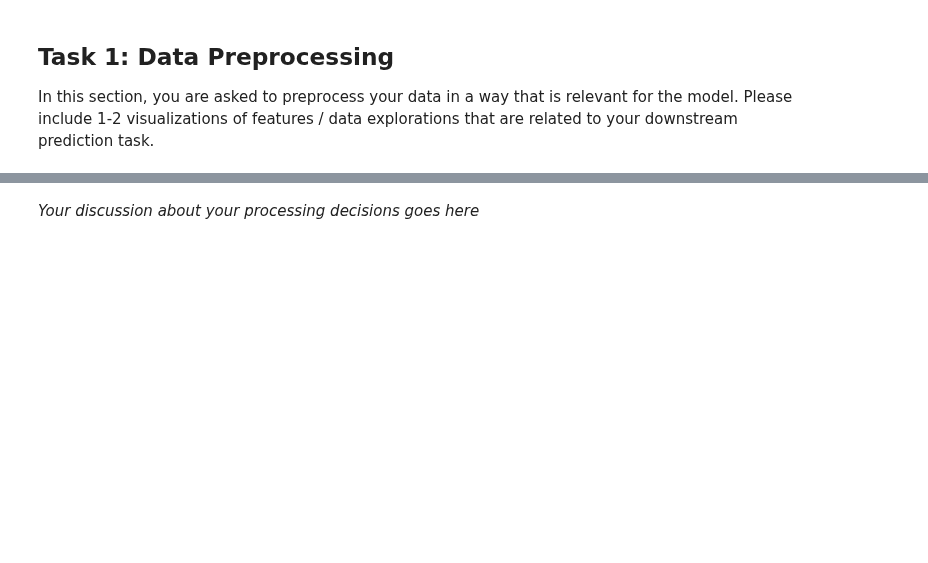
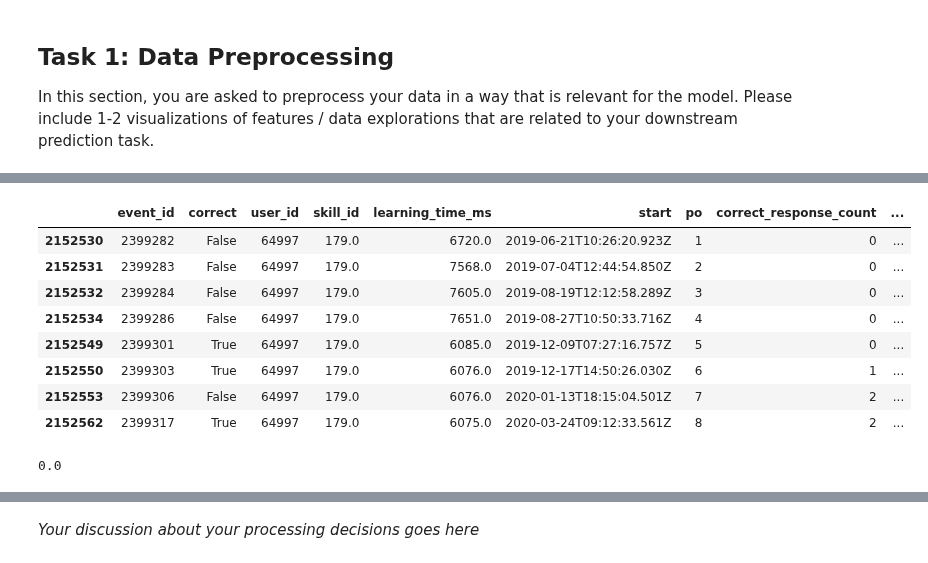
Before and after one commit to odudler/mlbd2023, a Jupyter notebook: m4_calcularis_report.ipynb, the cells around one changed output, grey strips where cells are left out. Cells and saved outputs as stored; diff of their text form; code cells hidden in the pictures; blank space fills up the shorter version.

```diff
--- a/m4_calcularis_report.ipynb
+++ b/m4_calcularis_report.ipynb
@@ -73,4 +99,11 @@ processed_df = processed_df.reset_index()
 # %%
-processed_df['correct'] = processed_df.apply(
+'''
+print(processed_df2.head(5))
+processed_df2['correct'] = processed_df2.apply(
     lambda row: subtasks[subtasks.event_id == row.event_id].iloc[0].correct, axis=1
 )
+'''
+first_subtask_for_event = pd.DataFrame()
+first_subtask_for_event['correct'] = subtasks.groupby(['event_id']).first()['correct']
+processed_df = pd.merge(first_subtask_for_event, processed_df, on='event_id', how='left')
+processed_df
@@ -90,6 +166,22 @@ processed_df
 # %%
+'''
 processed_df['correct_response_percentage'] = processed_df.apply(
     lambda row: row.correct_response_count / (row.po - 1) if row.po > 1 else 0,
     axis=1
 )
-processed_df
+'''
+#Again, we do not consider the current practice opportunity in the count, i.e. we devide the "PRIOR events correctly solved" by the "PRIOR events solved"
+processed_df['correct_response_percentage'] = processed_df['correct_response_count'] / (processed_df['po'] - 1)
+processed_df['correct_response_percentage'].replace(np.NaN, 0, inplace=True)
+
+processed_df[(processed_df.user_id==64997) & (processed_df.skill_id==179)]
+# %% [output]
+|  | event_id | correct | user_id | skill_id | learning_time_ms | start | po | correct_response_count | ... |
+| 2152530 | 2399282 | False | 64997 | 179.0 | 6720.0 | 2019-06-21T10:26:20.923Z | 1 | 0 | ... |
+| 2152531 | 2399283 | False | 64997 | 179.0 | 7568.0 | 2019-07-04T12:44:54.850Z | 2 | 0 | ... |
+| 2152532 | 2399284 | False | 64997 | 179.0 | 7605.0 | 2019-08-19T12:12:58.289Z | 3 | 0 | ... |
+| 2152534 | 2399286 | False | 64997 | 179.0 | 7651.0 | 2019-08-27T10:50:33.716Z | 4 | 0 | ... |
+| 2152549 | 2399301 | True | 64997 | 179.0 | 6085.0 | 2019-12-09T07:27:16.757Z | 5 | 0 | ... |
+| 2152550 | 2399303 | True | 64997 | 179.0 | 6076.0 | 2019-12-17T14:50:26.030Z | 6 | 1 | ... |
+| 2152553 | 2399306 | False | 64997 | 179.0 | 6076.0 | 2020-01-13T18:15:04.501Z | 7 | 2 | ... |
+| 2152562 | 2399317 | True | 64997 | 179.0 | 6075.0 | 2020-03-24T09:12:33.561Z | 8 | 2 | ... |
@@ -98 +188,9 @@ processed_df[(processed_df.user_id == 41) & (processed_df.skill_id == 95)]
+# %%
+PO_CUTOFF = 10 #TODO: move this up, so all the prior processing is faster!
+before = processed_df.copy()
+#processed_df = before[before.po <= PO_CUTOFF]
+print((len(before)-len(processed_df))/len(before))
+processed_df = before[before.po <= PO_CUTOFF]
+# %% [output]
+0.0
 # %%
```
Also changed, not shown: parts of 16 cells of this notebook.
